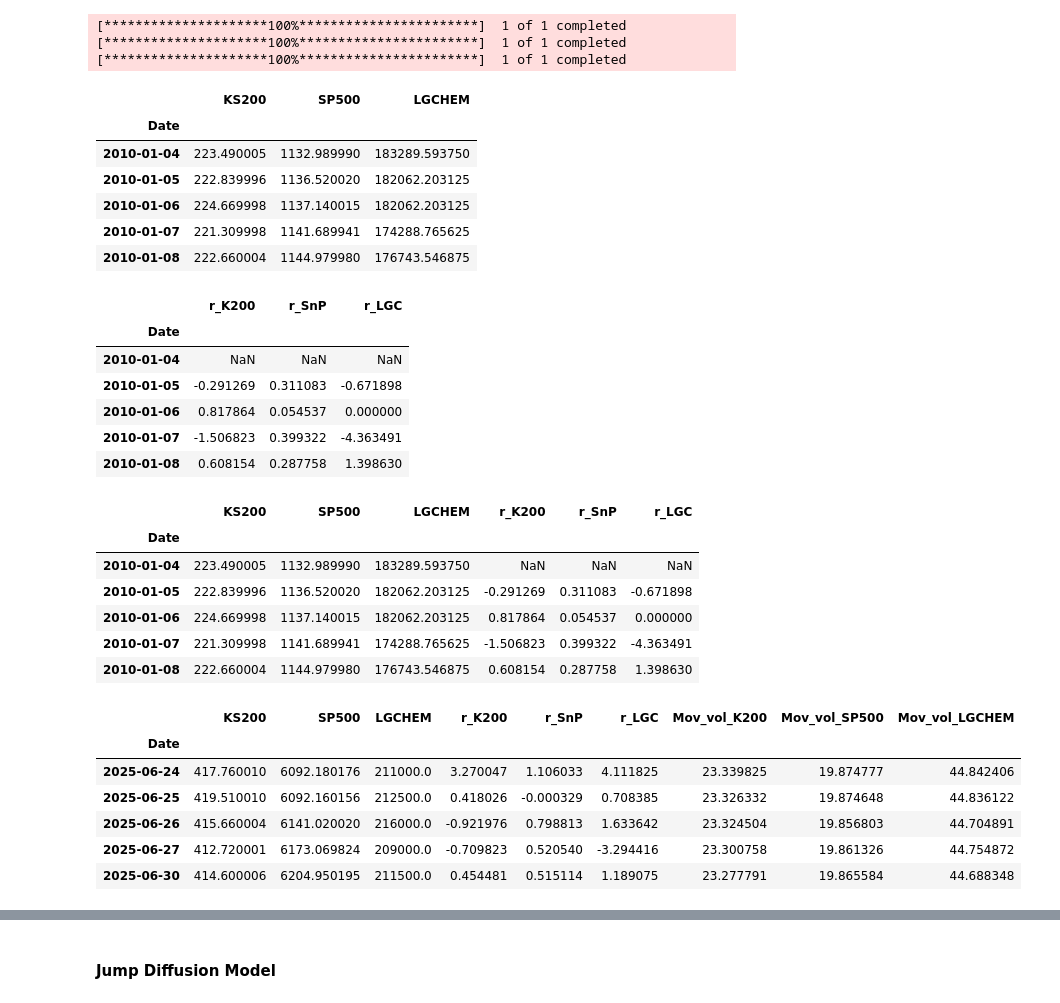
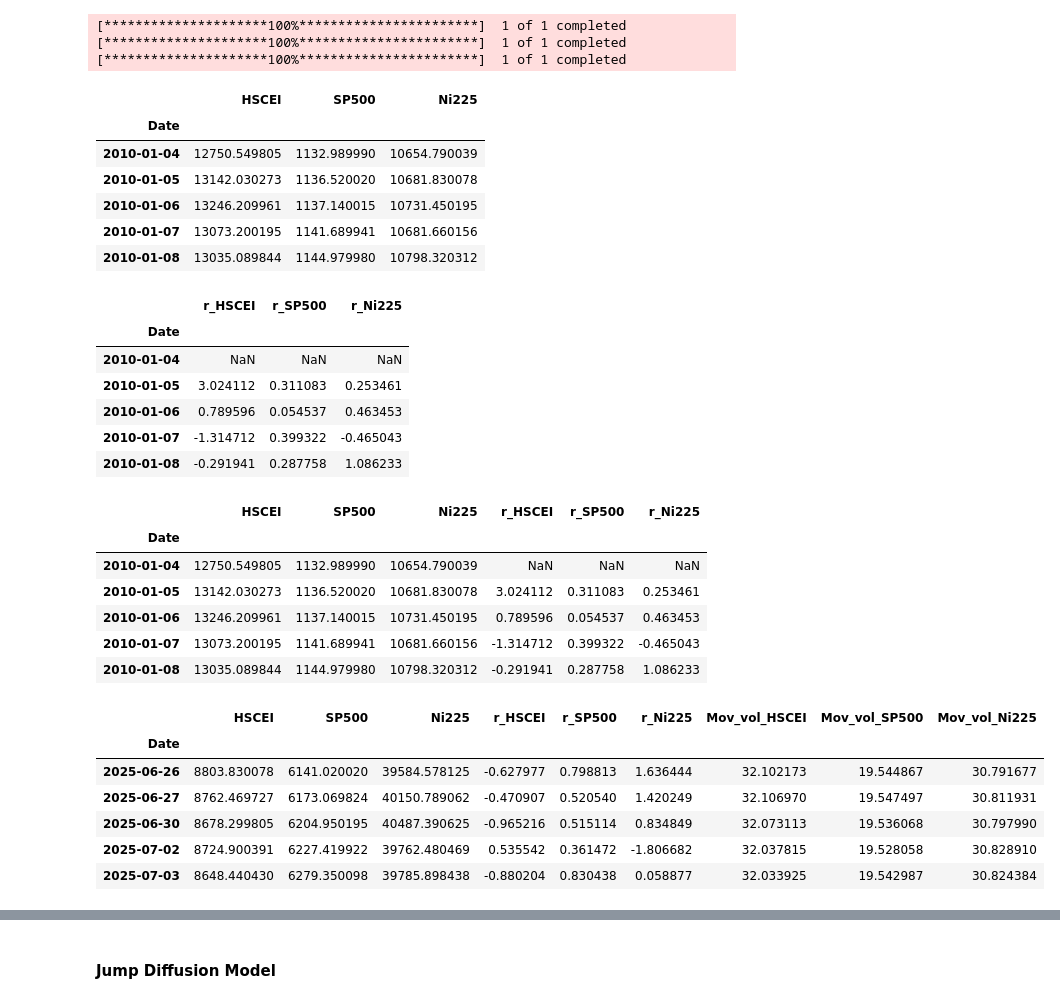
Before and after one commit to seunghee-lee/option, a Jupyter notebook: ELS_Valuation_Practice.ipynb, the cells around one changed output, grey strips where cells are left out. Drawn from its saved outputs; the diff is of its cells as text; code cells hidden in the pictures.

```diff
--- a/ELS_Valuation_Practice.ipynb
+++ b/ELS_Valuation_Practice.ipynb
@@ -1063,63 +1063,63 @@ from numpy.ma.core import correlate
 # %%
 # Set the start and end date
 start_date = '2010-01-01'
-end_date = '2025-07-01'
+end_date = '2025-07-05'
 # %%
-KS200 = yf.download('^KS200', start_date, end_date)
+HSCEI = yf.download('^HSCE', start_date, end_date) # HSCEI
 SP500 = yf.download('^GSPC', start_date, end_date) # S&P500
-LGCHEM = yf.download('051910.KS',start_date, end_date) # LG Chem
+Ni225 = yf.download('^N225',start_date, end_date) # Nikkei225
 # %% [output]
 [*********************100%***********************]  1 of 1 completed
 [*********************100%***********************]  1 of 1 completed
 [*********************100%***********************]  1 of 1 completed
 # %%
-eqt1 = pd.merge(KS200['Close'], SP500['Close'], left_index=True, right_index=True, how='inner')
-eqt2 = LGCHEM['Close']
+eqt1 = pd.merge(HSCEI['Close'], SP500['Close'], left_index=True, right_index=True, how='inner')
+eqt2 = Ni225['Close']
 eqt3 = pd.merge(eqt1, eqt2, left_index=True, right_index=True, how='inner')
-eqt3.columns=['KS200','SP500','LGCHEM']
+eqt3.columns=['HSCEI','SP500','Ni225']
 eqt3.head()
 # %% [output]
-|  | KS200 | SP500 | LGCHEM |
+|  | HSCEI | SP500 | Ni225 |
 | Date |  |  |  |
-| 2010-01-04 | 223.490005 | 1132.989990 | 183289.593750 |
-| 2010-01-05 | 222.839996 | 1136.520020 | 182062.203125 |
-| 2010-01-06 | 224.669998 | 1137.140015 | 182062.203125 |
-| 2010-01-07 | 221.309998 | 1141.689941 | 174288.765625 |
-| 2010-01-08 | 222.660004 | 1144.979980 | 176743.546875 |
+| 2010-01-04 | 12750.549805 | 1132.989990 | 10654.790039 |
+| 2010-01-05 | 13142.030273 | 1136.520020 | 10681.830078 |
+| 2010-01-06 | 13246.209961 | 1137.140015 | 10731.450195 |
+| 2010-01-07 | 13073.200195 | 1141.689941 | 10681.660156 |
+| 2010-01-08 | 13035.089844 | 1144.979980 | 10798.320312 |
 # %%
 rtn= ( np.log(eqt3) - np.log(eqt3.shift(1)) )*100
-rtn.columns=['r_K200','r_SnP','r_LGC']
+rtn.columns=['r_HSCEI','r_SP500','r_Ni225']
 rtn.head()
 # %% [output]
-|  | r_K200 | r_SnP | r_LGC |
+|  | r_HSCEI | r_SP500 | r_Ni225 |
 | Date |  |  |  |
 | 2010-01-04 | NaN | NaN | NaN |
-| 2010-01-05 | -0.291269 | 0.311083 | -0.671898 |
-| 2010-01-06 | 0.817864 | 0.054537 | 0.000000 |
-| 2010-01-07 | -1.506823 | 0.399322 | -4.363491 |
-| 2010-01-08 | 0.608154 | 0.287758 | 1.398630 |
+| 2010-01-05 | 3.024112 | 0.311083 | 0.253461 |
+| 2010-01-06 | 0.789596 | 0.054537 | 0.463453 |
+| 2010-01-07 | -1.314712 | 0.399322 | -0.465043 |
+| 2010-01-08 | -0.291941 | 0.287758 | 1.086233 |
 # %%
 eqt = pd.merge(eqt3,rtn,left_index=True, right_index=True, how='inner')
 eqt.head()
 # %% [output]
-|  | KS200 | SP500 | LGCHEM | r_K200 | r_SnP | r_LGC |
+|  | HSCEI | SP500 | Ni225 | r_HSCEI | r_SP500 | r_Ni225 |
 | Date |  |  |  |  |  |  |
-| 2010-01-04 | 223.490005 | 1132.989990 | 183289.593750 | NaN | NaN | NaN |
-| 2010-01-05 | 222.839996 | 1136.520020 | 182062.203125 | -0.291269 | 0.311083 | -0.671898 |
-| 2010-01-06 | 224.669998 | 1137.140015 | 182062.203125 | 0.817864 | 0.054537 | 0.000000 |
-| 2010-01-07 | 221.309998 | 1141.689941 | 174288.765625 | -1.506823 | 0.399322 | -4.363491 |
-| 2010-01-08 | 222.660004 | 1144.979980 | 176743.546875 | 0.608154 | 0.287758 | 1.398630 |
+| 2010-01-04 | 12750.549805 | 1132.989990 | 10654.790039 | NaN | NaN | NaN |
+| 2010-01-05 | 13142.030273 | 1136.520020 | 10681.830078 | 3.024112 | 0.311083 | 0.253461 |
+| 2010-01-06 | 13246.209961 | 1137.140015 | 10731.450195 | 0.789596 | 0.054537 | 0.463453 |
+| 2010-01-07 | 13073.200195 | 1141.689941 | 10681.660156 | -1.314712 | 0.399322 | -0.465043 |
+| 2010-01-08 | 13035.089844 | 1144.979980 | 10798.320312 | -0.291941 | 0.287758 | 1.086233 |
 # %%
-eqt['Mov_vol_K200']=eqt['r_K200'].rolling(window=245).std()*math.sqrt(245)
-eqt['Mov_vol_SP500']=eqt['r_SnP'].rolling(window=245).std()*math.sqrt(245)
-eqt['Mov_vol_LGCHEM']=eqt['r_LGC'].rolling(window=245).std()*math.sqrt(245)
+eqt['Mov_vol_HSCEI']=eqt['r_HSCEI'].rolling(window=245).std()*math.sqrt(245)
+eqt['Mov_vol_SP500']=eqt['r_SP500'].rolling(window=245).std()*math.sqrt(245)
+eqt['Mov_vol_Ni225']=eqt['r_Ni225'].rolling(window=245).std()*math.sqrt(245)
 eqt.tail()
 # %% [output]
-|  | KS200 | SP500 | LGCHEM | r_K200 | r_SnP | r_LGC | Mov_vol_K200 | Mov_vol_SP500 | Mov_vol_LGCHEM |
+|  | HSCEI | SP500 | Ni225 | r_HSCEI | r_SP500 | r_Ni225 | Mov_vol_HSCEI | Mov_vol_SP500 | Mov_vol_Ni225 |
 | Date |  |  |  |  |  |  |  |  |  |
-| 2025-06-24 | 417.760010 | 6092.180176 | 211000.0 | 3.270047 | 1.106033 | 4.111825 | 23.339825 | 19.874777 | 44.842406 |
-| 2025-06-25 | 419.510010 | 6092.160156 | 212500.0 | 0.418026 | -0.000329 | 0.708385 | 23.326332 | 19.874648 | 44.836122 |
-| 2025-06-26 | 415.660004 | 6141.020020 | 216000.0 | -0.921976 | 0.798813 | 1.633642 | 23.324504 | 19.856803 | 44.704891 |
-| 2025-06-27 | 412.720001 | 6173.069824 | 209000.0 | -0.709823 | 0.520540 | -3.294416 | 23.300758 | 19.861326 | 44.754872 |
-| 2025-06-30 | 414.600006 | 6204.950195 | 211500.0 | 0.454481 | 0.515114 | 1.189075 | 23.277791 | 19.865584 | 44.688348 |
+| 2025-06-26 | 8803.830078 | 6141.020020 | 39584.578125 | -0.627977 | 0.798813 | 1.636444 | 32.102173 | 19.544867 | 30.791677 |
+| 2025-06-27 | 8762.469727 | 6173.069824 | 40150.789062 | -0.470907 | 0.520540 | 1.420249 | 32.106970 | 19.547497 | 30.811931 |
+| 2025-06-30 | 8678.299805 | 6204.950195 | 40487.390625 | -0.965216 | 0.515114 | 0.834849 | 32.073113 | 19.536068 | 30.797990 |
+| 2025-07-02 | 8724.900391 | 6227.419922 | 39762.480469 | 0.535542 | 0.361472 | -1.806682 | 32.037815 | 19.528058 | 30.828910 |
+| 2025-07-03 | 8648.440430 | 6279.350098 | 39785.898438 | -0.880204 | 0.830438 | 0.058877 | 32.033925 | 19.542987 | 30.824384 |
 # %%
```
Also changed, not shown: parts of 17 cells of this notebook.
